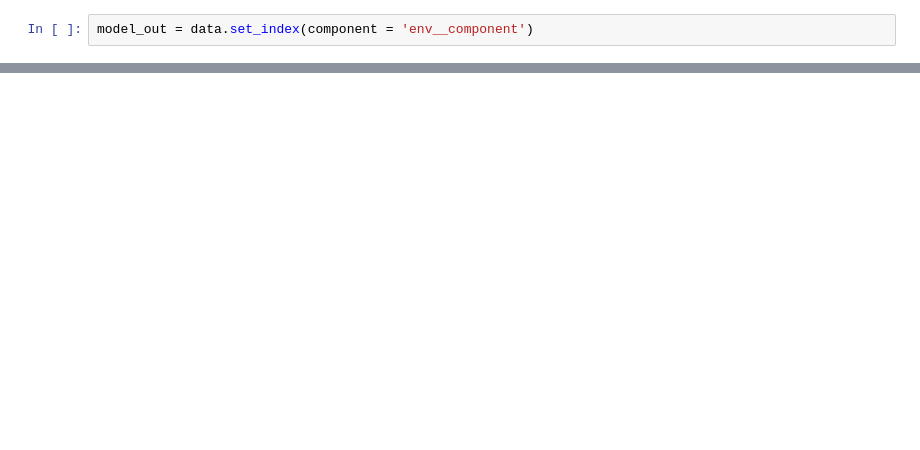
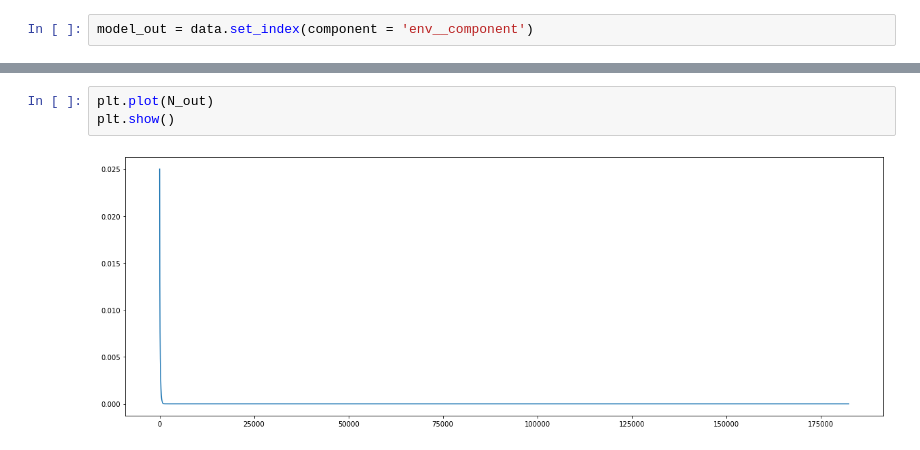
Before and after one commit to ben1post/kaweahcode, a Jupyter notebook: xarray-simlab-experiments/ASTroCAT_plot_01.ipynb, the cells around one changed output, grey strips where cells are left out. Drawn from its saved outputs; the diff is of its cells as text; blank space fills up the shorter version.

```diff
--- a/xarray-simlab-experiments/ASTroCAT_plot_01.ipynb
+++ b/xarray-simlab-experiments/ASTroCAT_plot_01.ipynb
@@ -36,0 +67,5 @@ plt.show()
+# %%
+plt.plot(N_out)
+plt.show()
+# %% [output]
+[figure, added]
```
Also changed, not shown: parts of 9 cells of this notebook, 2 other files.
